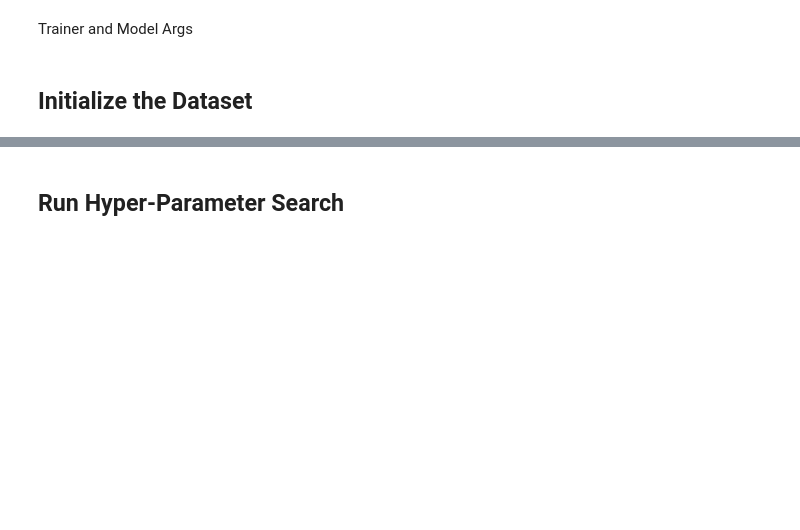
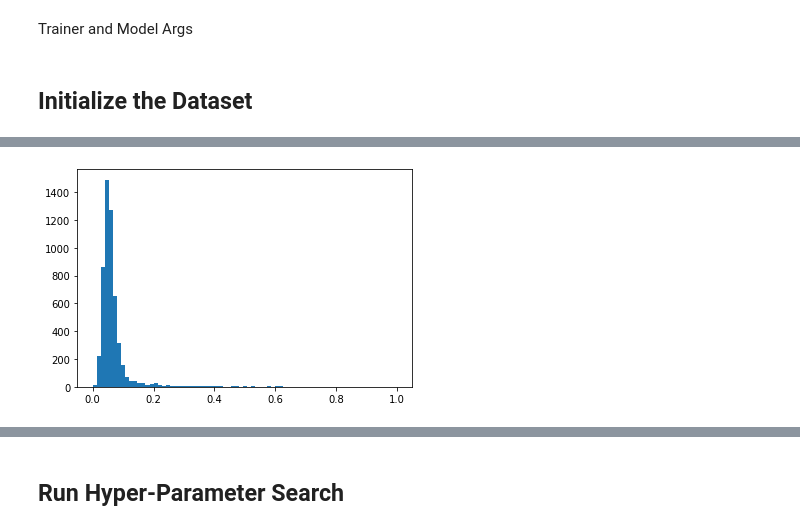
Before and after one commit to MichaelTeti/NEMO, a Jupyter notebook: experiments/elastic_net/elastic_net_pytorch_single_neuron.ipynb, the cells around one changed output, grey strips where cells are left out. Saved outputs shown, nothing was run; the diff lists cells and outputs as text; code cells hidden in the pictures; blank space fills up the shorter version.

```diff
--- a/experiments/elastic_net/elastic_net_pytorch_single_neuron.ipynb
+++ b/experiments/elastic_net/elastic_net_pytorch_single_neuron.ipynb
@@ -124,3 +116,8 @@ plt.plot(dset.cc_max[dset.cc_max.index == test_stim[0]].to_numpy()[0])
+# %%
+plt.hist(dset.data.iloc[:, 3], bins = 75)
+plt.show()
+# %% [output]
+[figure, added]
 # %%
 fig = plt.figure(figsize = (13, 10))
 seaborn.heatmap(
```
Also changed, not shown: parts of 14 cells of this notebook.
